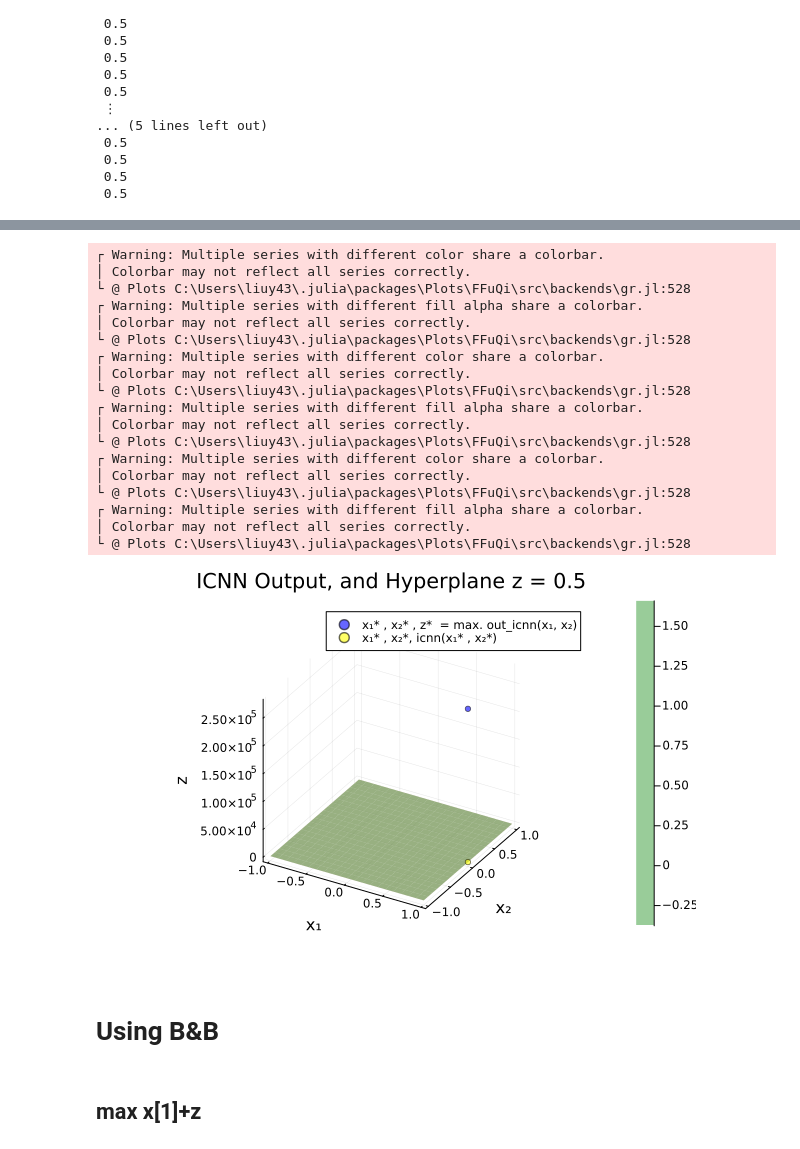
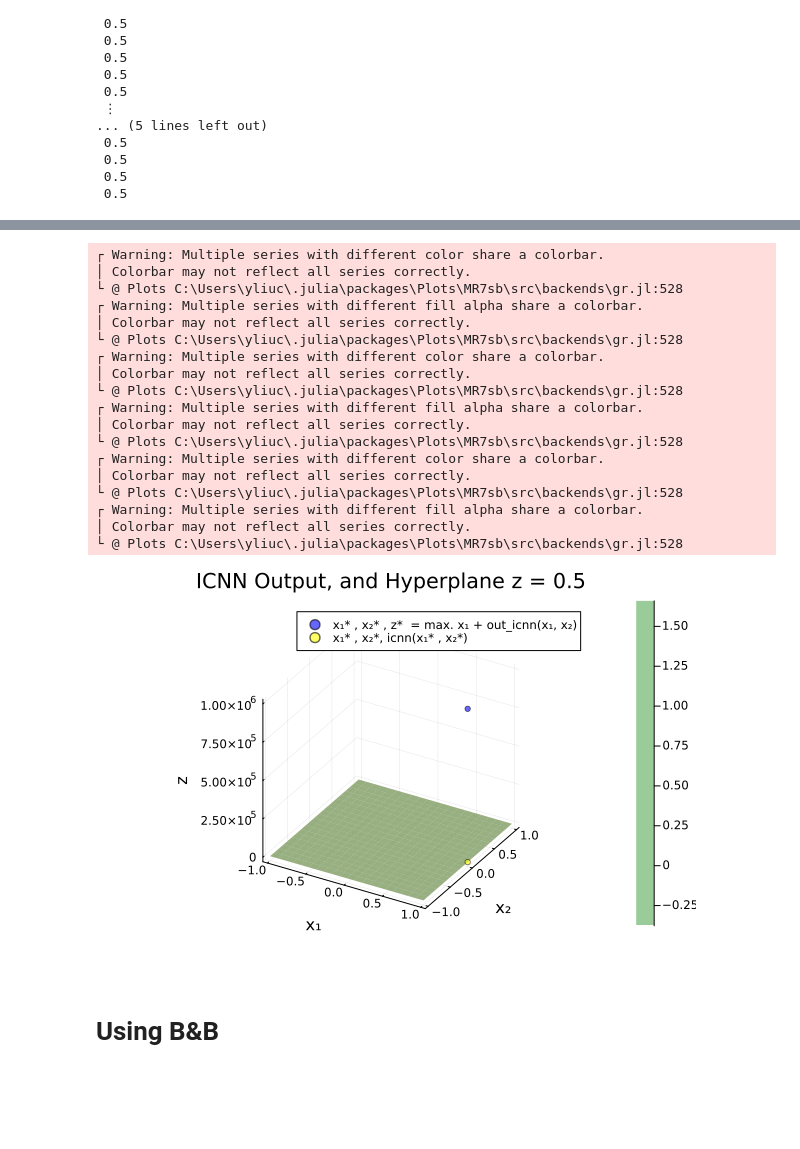
Before and after one commit to gamma-opt/icnn, a Jupyter notebook: examples/2Dinput/example_3D.ipynb, the cells around one changed output, grey strips where cells are left out. Saved outputs shown, nothing was run; the diff lists cells and outputs as text; code cells hidden in the pictures; blank space fills up the shorter version.

Commit message:
Implement new functions

```diff
--- a/examples/2Dinput/example_3D.ipynb
+++ b/examples/2Dinput/example_3D.ipynb
@@ -402,0 +370,15 @@ display(plt1)
+# %%
+#---------------------------Example 2---------------------------------------------#
+out_icnn_lp_exm2 = copy(out_icnn_lp)
+set_optimizer(out_icnn_lp_exm2, alpine_optimiser)
+
+# add contraint on the output variable
+@constraint(out_icnn_lp_exm2, exm_2, out_icnn_lp_exm2[:z] >= 0.5)
+
+# define the objective
+@objective(out_icnn_lp_exm2, Max, out_icnn_lp_exm2[:x][1]+out_icnn_lp_exm2[:z])    # eliminate penalty term to keep the same objective function as the envelope relaxation
+
+println(out_icnn_lp_exm2)
+
+# optimize the outter jump model
+optimize!(out_icnn_lp_exm2)
@@ -403,20 +403,10 @@ display(plt1)
 # %%
-#---------------------------Example 2---------------------------------------------#
-#delete(out_icnn_lp, exm_1)
+# save the input and output values
+x1_optimal = value.(out_icnn_lp_exm2[:x][1])
+x2_optimal = value.(out_icnn_lp_exm2[:x][2])
+out_z_optimal = value.(out_icnn_lp_exm2[:z])
 
-# define the objective
-@objective(out_icnn_lp, Max, out_icnn_lp[:x1]+out_icnn_lp[:z] +out_icnn_lp[:z])     # eliminate penalty term to keep the same objective function as the envelope relaxation
-
-# add variables, constraints, and an objective function to the out_icnn_lp model to account for the generated ICNN.
-ICNN_incorporate!(out_icnn_lp, filepath, out_output_var, out_input_var_1, out_input_var_2)
-
-# optimize the outter jump model
-optimize!(out_icnn_lp)
-
-# save the input and output values
-x1_optimal = value.(out_icnn_lp[:x1])
-x2_optimal = value.(out_icnn_lp[:x2])
-out_z_optimal = value.(out_icnn_lp[:z])
+icnn_z_optimal = forwardpass(icnn_lp, [x1_optimal, x2_optimal])
 
 # println("Objective value: ", obj_optimal)
 println("x value: ", [x1_optimal, x2_optimal])
@@ -462,48 +452,46 @@ scatter!(
     markerstrokecolor = :black,
     markersize = 3,
     opacity = 0.6,
-    label = "x₁* , x₂* , z*  = max. out_icnn(x₁, x₂)"
+    label = "x₁* , x₂* , z*  = max. x₁ + out_icnn(x₁, x₂)"
 )
 
 
 # Add the 3D point to the plot
 scatter!(
     [x1_optimal], [x2_optimal], [icnn_z_optimal],
     color = :yellow,
     markersize = 3,
     opacity = 0.6,
     label = "x₁* , x₂*, icnn(x₁* , x₂*) "
 )
 
 # Add legend and adjust the camera angle
 plot!(
     legend = :topright,
 )
 
 
 # Display the plot
 display(plt2)
 # %% [output]
 ┌ Warning: Multiple series with different color share a colorbar.
 │ Colorbar may not reflect all series correctly.
-└ @ Plots C:\Users\liuy43\.julia\packages\Plots\FFuQi\src\backends\gr.jl:528
+└ @ Plots C:\Users\yliuc\.julia\packages\Plots\MR7sb\src\backends\gr.jl:528
 ┌ Warning: Multiple series with different fill alpha share a colorbar.
 │ Colorbar may not reflect all series correctly.
-└ @ Plots C:\Users\liuy43\.julia\packages\Plots\FFuQi\src\backends\gr.jl:528
+└ @ Plots C:\Users\yliuc\.julia\packages\Plots\MR7sb\src\backends\gr.jl:528
 ┌ Warning: Multiple series with different color share a colorbar.
 │ Colorbar may not reflect all series correctly.
-└ @ Plots C:\Users\liuy43\.julia\packages\Plots\FFuQi\src\backends\gr.jl:528
+└ @ Plots C:\Users\yliuc\.julia\packages\Plots\MR7sb\src\backends\gr.jl:528
 ┌ Warning: Multiple series with different fill alpha share a colorbar.
 │ Colorbar may not reflect all series correctly.
-└ @ Plots C:\Users\liuy43\.julia\packages\Plots\FFuQi\src\backends\gr.jl:528
+└ @ Plots C:\Users\yliuc\.julia\packages\Plots\MR7sb\src\backends\gr.jl:528
 ┌ Warning: Multiple series with different color share a colorbar.
 │ Colorbar may not reflect all series correctly.
-└ @ Plots C:\Users\liuy43\.julia\packages\Plots\FFuQi\src\backends\gr.jl:528
+└ @ Plots C:\Users\yliuc\.julia\packages\Plots\MR7sb\src\backends\gr.jl:528
 ┌ Warning: Multiple series with different fill alpha share a colorbar.
 │ Colorbar may not reflect all series correctly.
-└ @ Plots C:\Users\liuy43\.julia\packages\Plots\FFuQi\src\backends\gr.jl:528
+└ @ Plots C:\Users\yliuc\.julia\packages\Plots\MR7sb\src\backends\gr.jl:528
-[figure, old version]
+[figure, new version]
 # %% [markdown]
 # Using B&B
-# %% [markdown]
-## max x[1]+z
```
Also changed, not shown: parts of 30 cells of this notebook.
